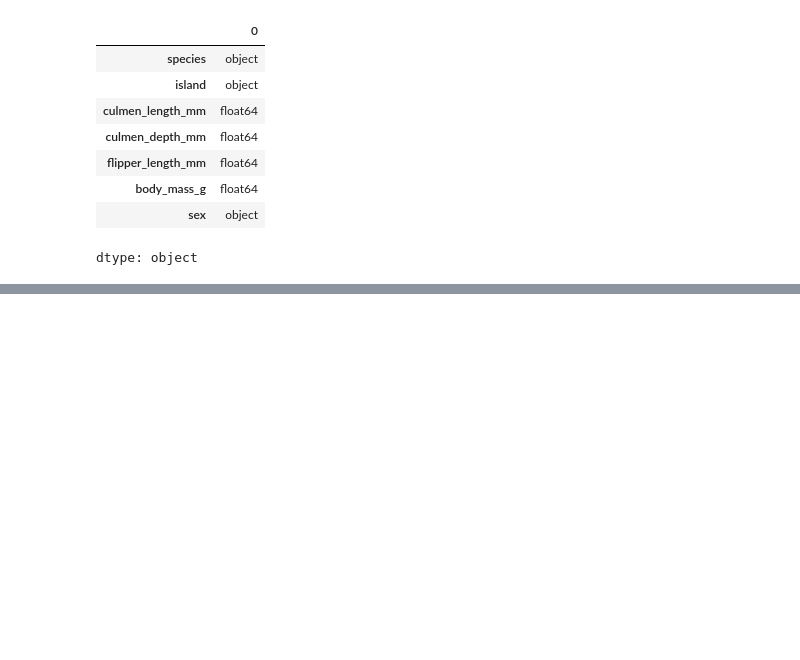
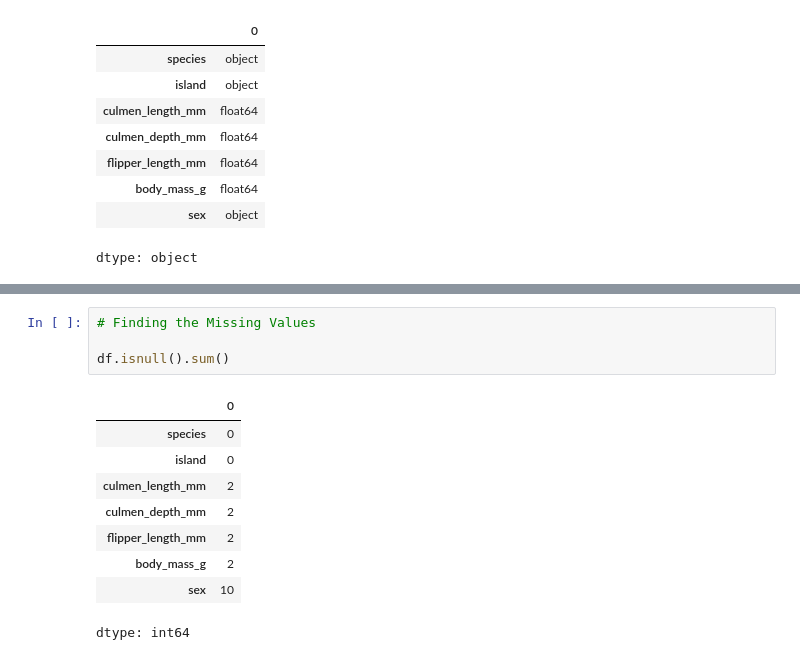
Before and after one commit to Aerospace-prog/Python-For-AI-Ml, a Jupyter notebook: Python_For_Ai_Ml.ipynb, the cells around one changed output, grey strips where cells are left out. Drawn from its saved outputs; the diff is of its cells as text; blank space fills up the shorter version.

```diff
--- a/Python_For_Ai_Ml.ipynb
+++ b/Python_For_Ai_Ml.ipynb
@@ -2950,0 +2977,14 @@ dtype: object
+# %%
+# Finding the Missing Values
+
+df.isnull().sum()
+# %% [output]
+|  | 0 |
+| species | 0 |
+| island | 0 |
+| culmen_length_mm | 2 |
+| culmen_depth_mm | 2 |
+| flipper_length_mm | 2 |
+| body_mass_g | 2 |
+| sex | 10 |
+dtype: int64
```
Also changed, not shown: parts of 9 cells of this notebook.
